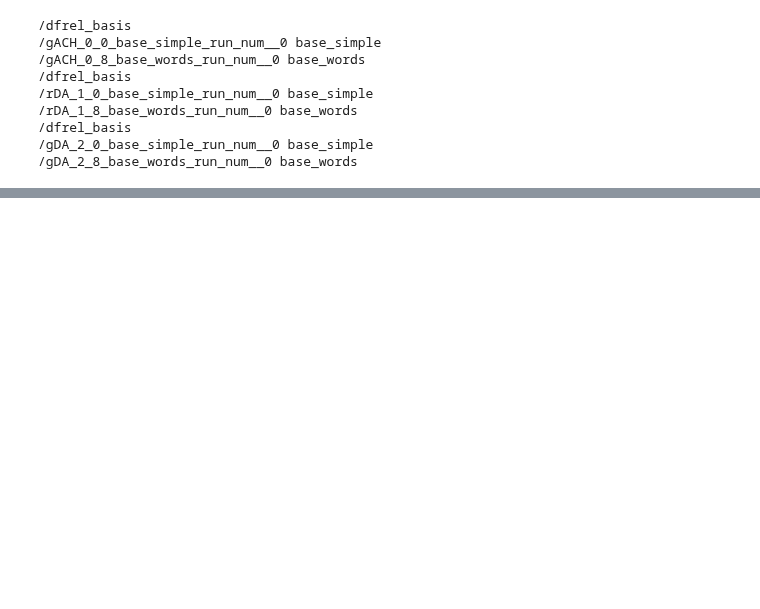
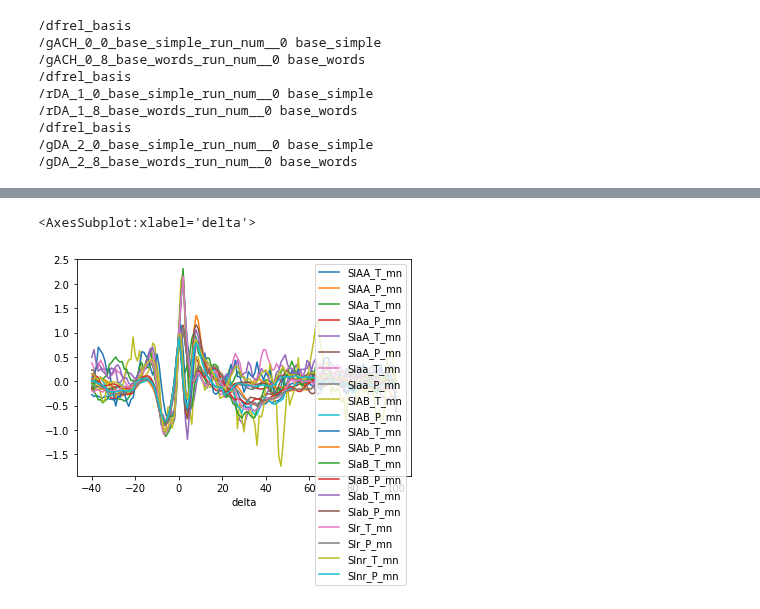
Before and after one commit to kimerein/sabatinilab-glm, a Jupyter notebook: sglm/notebooks/scratch_pad/a-14-pulling-h5-reconstruct.ipynb, the cells around one changed output, grey strips where cells are left out. Drawn from its saved outputs; the diff is of its cells as text; code cells hidden in the pictures; blank space fills up the shorter version.

```diff
--- a/sglm/notebooks/scratch_pad/a-14-pulling-h5-reconstruct.ipynb
+++ b/sglm/notebooks/scratch_pad/a-14-pulling-h5-reconstruct.ipynb
@@ -359,2 +323,7 @@ combo_rdc_w_tp_w_ac
+# %%
+combo_rdc[[_ for _ in combo_rdc.columns if '_mn' in _]].plot()
+# %% [output]
+<AxesSubplot:xlabel='delta'>
+[figure, added]
 # %%
 y_col, model_version
```
Also changed, not shown: parts of 3 cells of this notebook.
